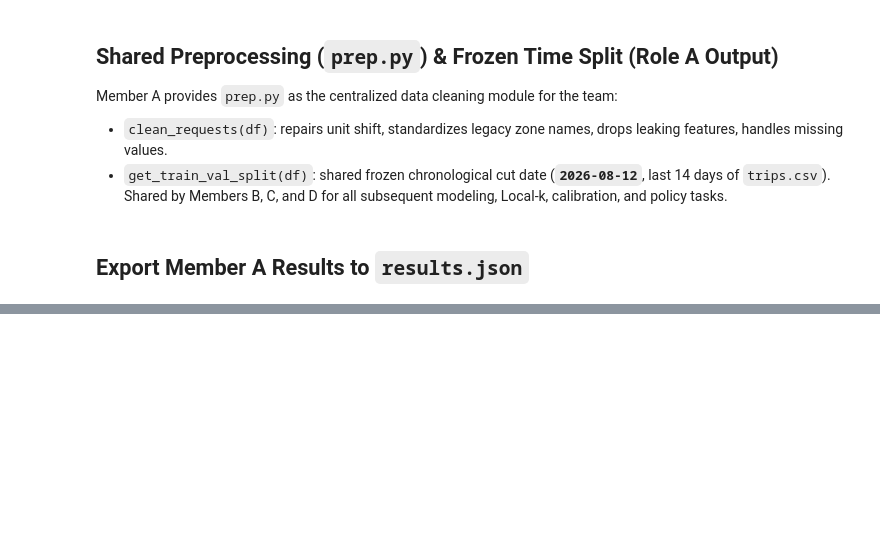
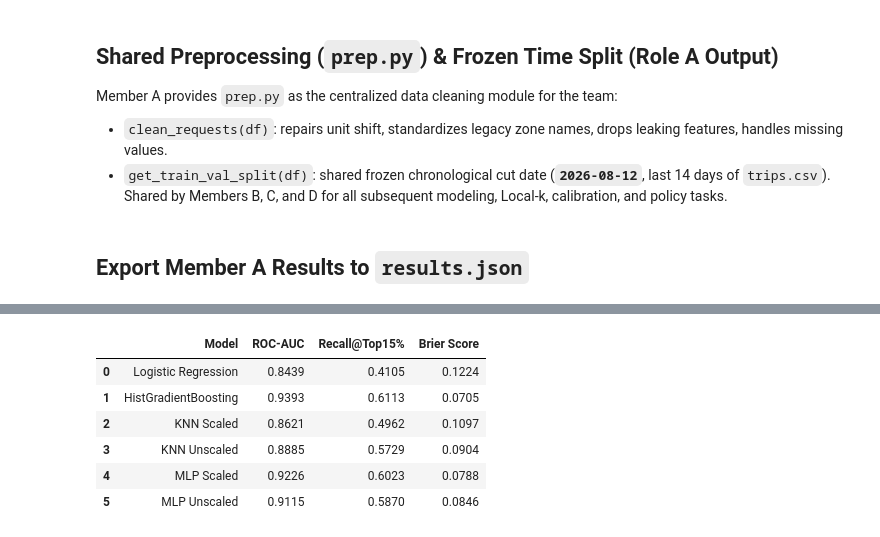
Before and after one commit to mohamedshahen5/CairoGo, a Jupyter notebook: dataAnalysis.ipynb, the cells around one changed output, grey strips where cells are left out. Cells and saved outputs as stored; diff of their text form; code cells hidden in the pictures; blank space fills up the shorter version.

```diff
--- a/dataAnalysis.ipynb
+++ b/dataAnalysis.ipynb
@@ -388,0 +813,48 @@ print("results.json updated successfully.")
+# %%
+
+import pandas as pd
+
+model_comparison = pd.DataFrame({
+    "Model": [
+        "Logistic Regression",
+        "HistGradientBoosting",
+        "KNN Scaled",
+        "KNN Unscaled",
+        "MLP Scaled",
+        "MLP Unscaled"
+    ],
+    "ROC-AUC": [
+        logistic_auc,
+        hgb_auc,
+        scaled_auc,
+        unscaled_auc,
+        mlp_scaled_auc,
+        mlp_unscaled_auc
+    ],
+    "Recall@Top15%": [
+        logistic_recall_top15,
+        hgb_recall_top15,
+        scaled_recall,
+        unscaled_recall,
+        mlp_scaled_recall,
+        mlp_unscaled_recall
+    ],
+    "Brier Score": [
+        logistic_brier,
+        hgb_brier,
+        scaled_brier,
+        unscaled_brier,
+        mlp_scaled_brier,
+        mlp_unscaled_brier
+    ]
+})
+
+display(model_comparison.round(4))
+# %% [output]
+|  | Model | ROC-AUC | Recall@Top15% | Brier Score |
+| 0 | Logistic Regression | 0.8439 | 0.4105 | 0.1224 |
+| 1 | HistGradientBoosting | 0.9393 | 0.6113 | 0.0705 |
+| 2 | KNN Scaled | 0.8621 | 0.4962 | 0.1097 |
+| 3 | KNN Unscaled | 0.8885 | 0.5729 | 0.0904 |
+| 4 | MLP Scaled | 0.9226 | 0.6023 | 0.0788 |
+| 5 | MLP Unscaled | 0.9115 | 0.5870 | 0.0846 |
```
Also changed, not shown: parts of 26 cells of this notebook, 3 other files.
